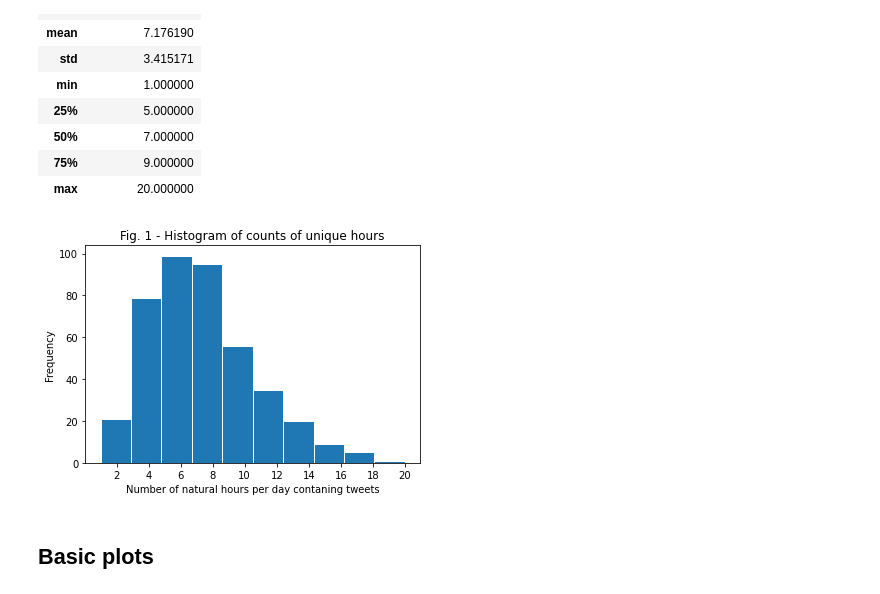
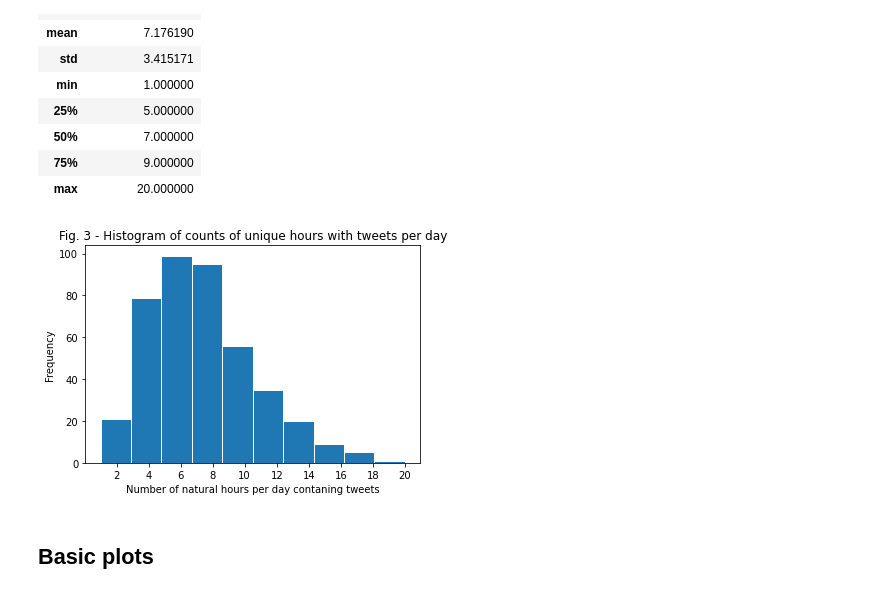
Before and after one commit to Carloselrecharlie/CA2_2ndSem, a Jupyter notebook: CA2_2ndSem.ipynb, the cells around one changed output. Saved outputs shown, nothing was run; the diff lists cells and outputs as text; code cells hidden in the pictures.

Commit message:
word counts, checked hashtags and other time distributions. EDA completed

```diff
--- a/CA2_2ndSem.ipynb
+++ b/CA2_2ndSem.ipynb
@@ -79,22 +78,23 @@ sc
 # %% [markdown]
 ### Loading data files to pyspark
 # %%
-#funtion to convert to time stamp with udf
+#funtion to parce the date string
 def parseDate(date_str):
-    return datetime.datetime.strptime(date_str, '%a %b %d %H:%M:%S %z %Y')
+    return datetime.datetime.strptime(date_str, '%a %b %d %H:%M:%S %z %Y') # strptime() method creates a datetime object from a string
 
+#user-defined function so that it can be used with spark. Returns timestamp object from the string provided
 parse_date_udf= udf(parseDate, TimestampType())
 
-#reading in the monthly json files
-tweets= spark.read.json('hdfs://localhost:9000/user1/tweet*.json')
+#reading in all the monthly json files
+tweetsDf= spark.read.json('hdfs://localhost:9000/user1/tweet*.json')
 
 # applying udf to column
-tweets= tweets.withColumn('created_at', parse_date_udf(tweets['created_at']))
+tweetsDf= tweetsDf.withColumn('created_at', parse_date_udf(tweetsDf['created_at']))
 
 #sorting by timestamp
-tweets= tweets.orderBy('created_at')
+tweetsDf= tweetsDf.orderBy('created_at')
 
-tweets.printSchema();tweets.show()
+tweetsDf.printSchema();tweetsDf.show()
 # %% [output]
 root
  |-- created_at: timestamp (nullable = true)
@@ -182,5 +246,5 @@ tweets.count()
 3981
 # %%
 #dropping duplicates, keeping the oldest only
-tweets= tweets.dropDuplicates(subset=['text'])
+tweetsDf= tweetsDf.dropDuplicates(subset=['text'])
 # %%
@@ -250,6 +372,6 @@ print(" there are missing dates->",missingDates.count());missingDates.show()
 # %%
-#grouping by date and count unique hours. Extranting features with module 'functions'
-hourlyPerDay = tweets.groupBy(F.to_date('created_at').alias('date')).agg(F.countDistinct(F.hour('created_at')).alias('uniqueHourCount'))
+#grouping by date and count unique hours. Extranting features with module 'functions'. Counts the unique hours per day and aggregates the totals in a new column
+hourlyPerDay = tweetsDf.groupBy(F.to_date('created_at').alias('date')).agg(F.countDistinct(F.hour('created_at')).alias('uniqueHourCount'))
 
 hourlyPerDay.orderBy(desc('uniqueHourCount')).show() # ORDENADOS DESCENDENTEMENTE PARA VER LO Q SERIA LA MEJOR PARTE, QUE EN REALIDAD EVIDENCIA QUE NO ES BUENA, AUNQ EL NUMERO DE TWEETS NO ES ALTO DE PRIMERAS
 # %% [output]
@@ -286,15 +408,15 @@ hourlyPerDay.toPandas().describe(percentiles=[0.25, 0.5, 0.75])
 # %%
 #transforming to pandas for the histogram
 plt.hist(hourlyPerDay.toPandas()['uniqueHourCount'], bins=10, edgecolor='white')
 
 #Arranging axis labels, ticks, title
 plt.xlabel('Number of natural hours per day contaning tweets')
 plt.ylabel('Frequency')
 plt.xticks(np.arange(2,21,2))
-plt.title('Fig. 1 - Histogram of counts of unique hours')
+plt.title('Fig. 3 - Histogram of counts of unique hours with tweets per day')
 
 plt.show()
 # %% [output]
-[figure, old version]
+[figure, new version]
 # %% [markdown]
 ## Basic plots
```
Also changed, not shown: parts of 32 cells of this notebook.
